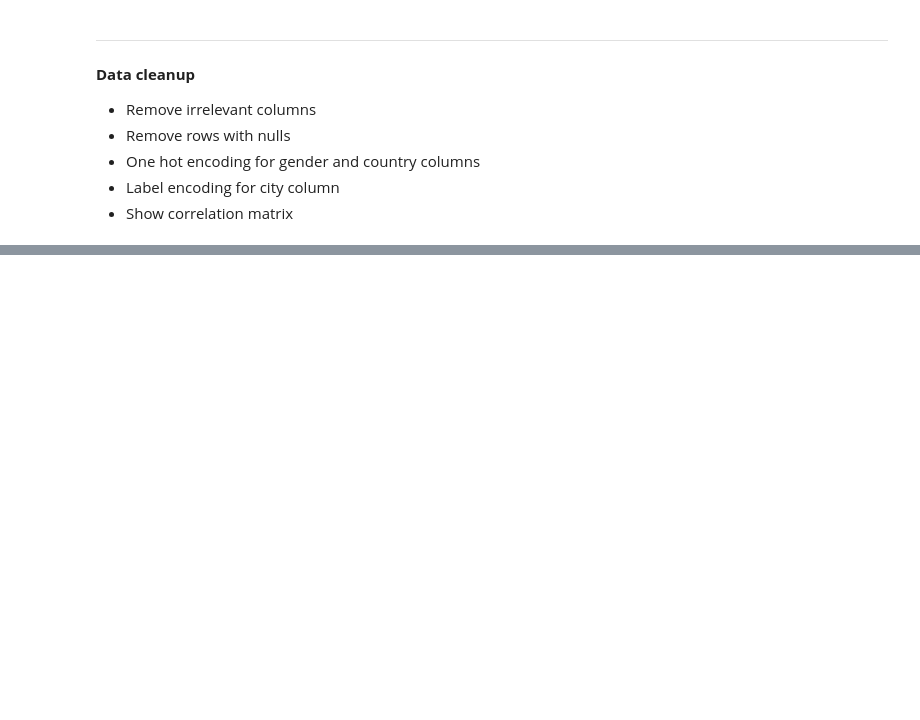
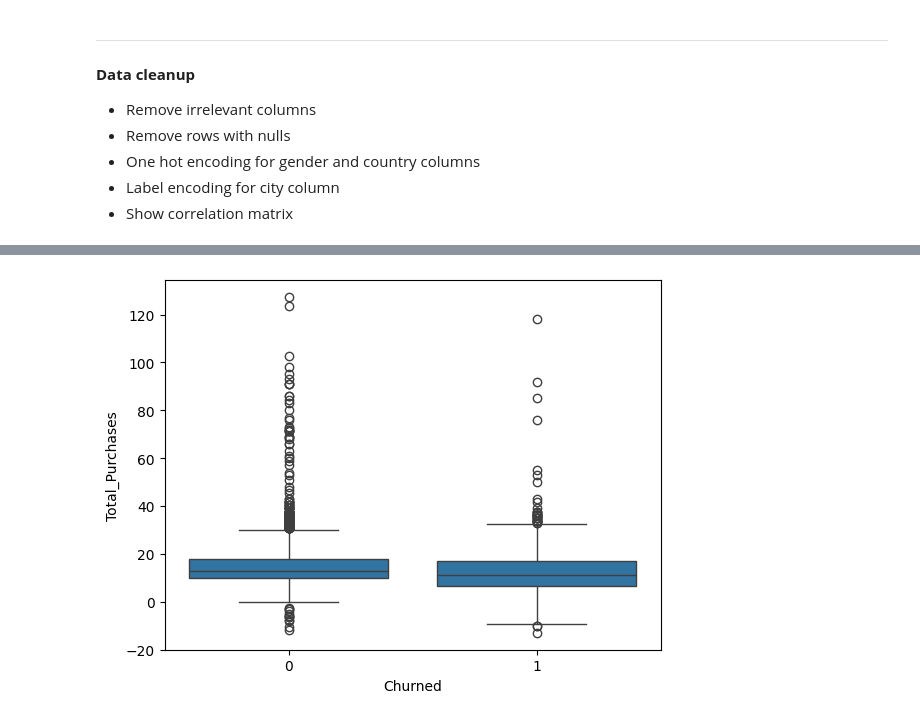
Before and after one commit to Playdovsky/customer-classification-model, a Jupyter notebook: customer-classification.ipynb, the cells around one changed output, grey strips where cells are left out. Saved outputs shown, nothing was run; the diff lists cells and outputs as text; code cells hidden in the pictures; blank space fills up the shorter version.

```diff
--- a/customer-classification.ipynb
+++ b/customer-classification.ipynb
@@ -44,0 +188,6 @@ df_clr.corr()
+# %%
+sns.boxplot(x='Churned', y='Total_Purchases', data=df_clr)
+plt.title('Total Purchases vs Churned')
+plt.show()
+# %% [output]
+[figure, added]
```
Also changed, not shown: parts of 14 cells of this notebook.
